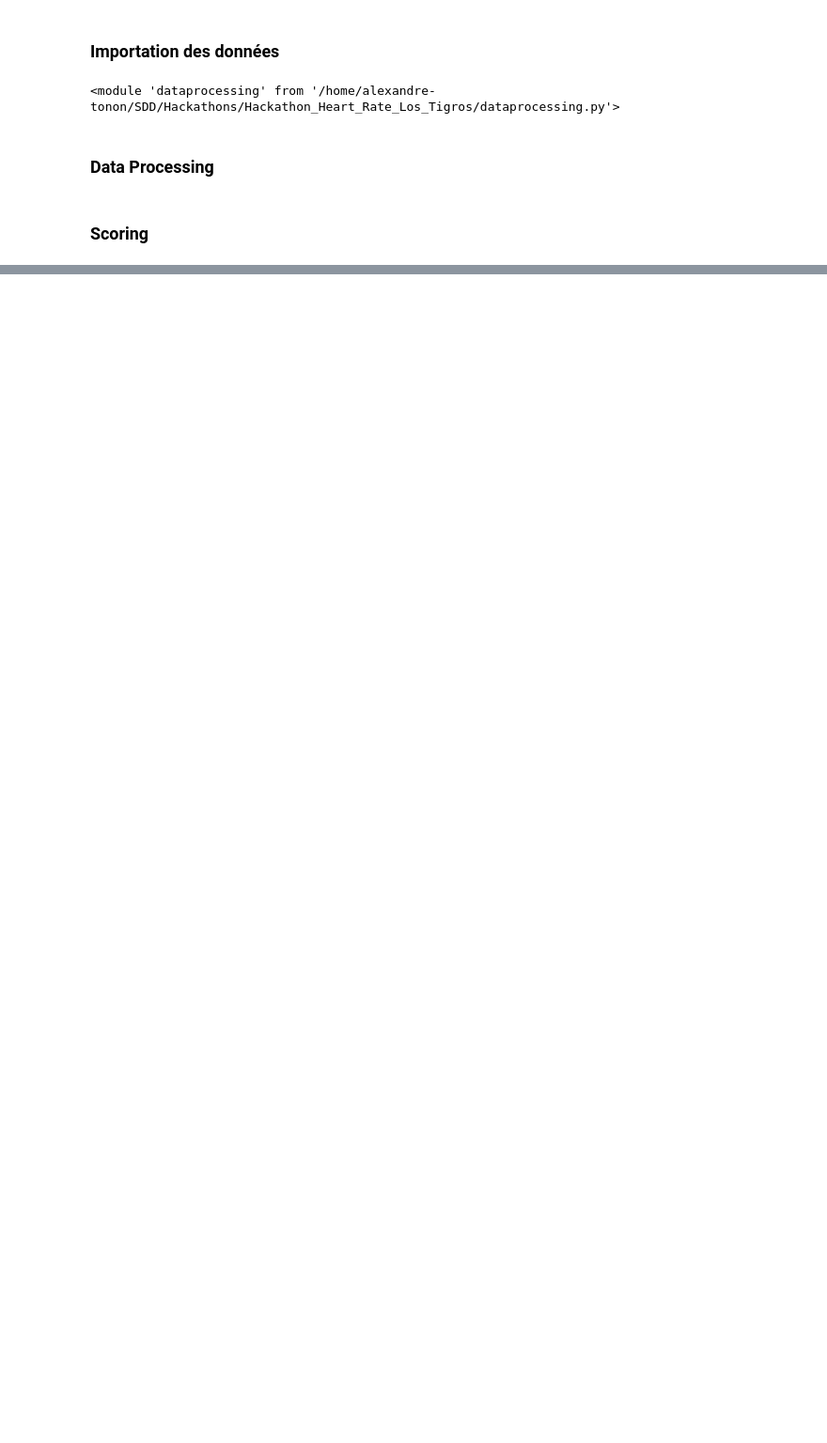
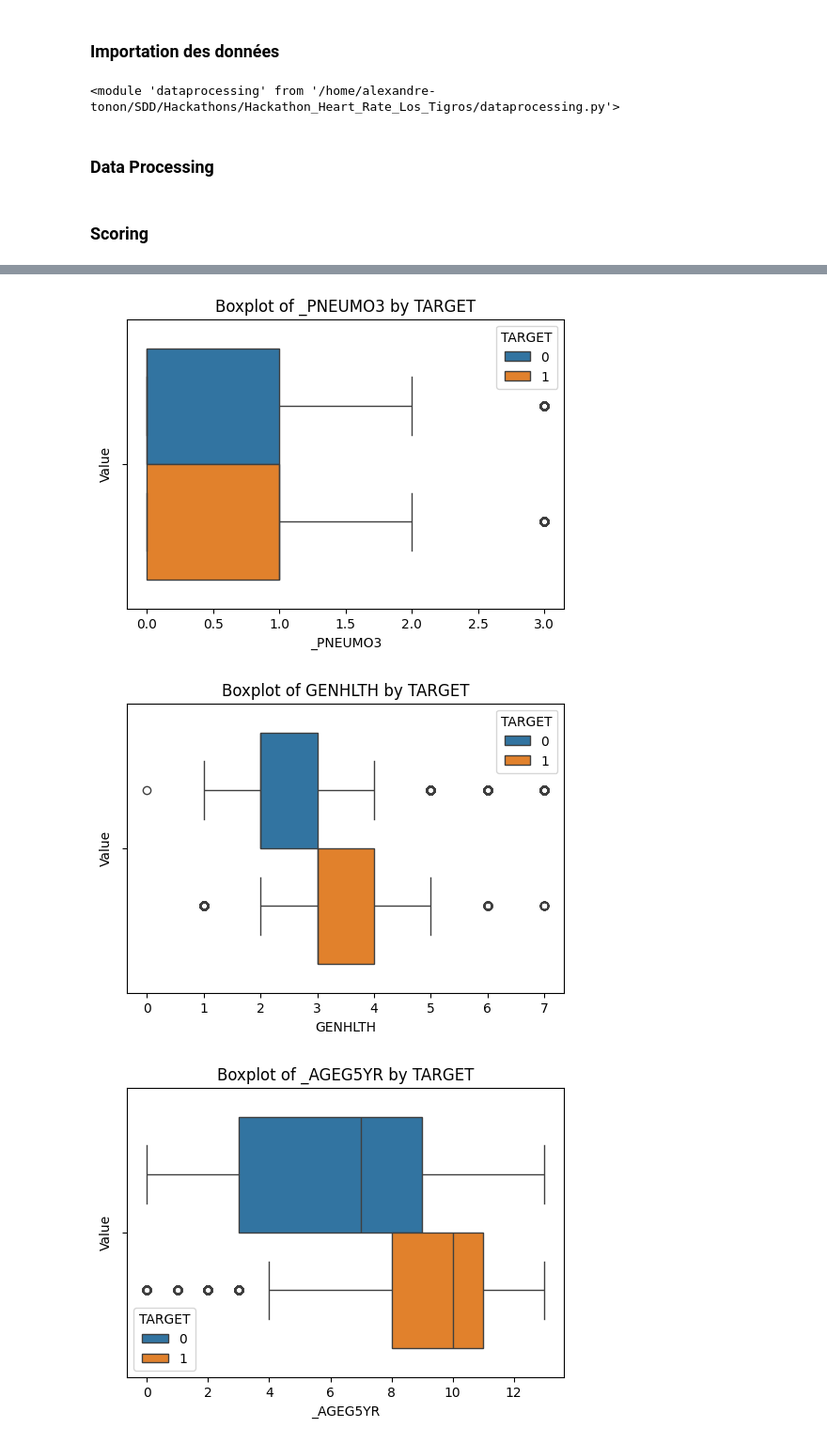
Before and after one commit to alextonon/Hackathon_Heart_Rate_Los_Tigros, a Jupyter notebook: globalcleanv2.ipynb, the cells around one changed output, grey strips where cells are left out. Shown at 94% size. Cells and saved outputs as stored; diff of their text form; code cells hidden in the pictures; blank space fills up the shorter version.

```diff
--- a/globalcleanv2.ipynb
+++ b/globalcleanv2.ipynb
@@ -118,0 +209,13 @@ Recall Score (Validation): 0.4877617966187232
+# %%
+feat = importance_df['Feature'].tolist()
+for ft in feat:
+    plt.figure(figsize=(6,4))
+    sns.boxplot(data=df_train_final, x=ft, hue=y_train)
+    plt.title(f'Boxplot of {ft} by TARGET')
+    plt.xlabel(ft)
+    plt.ylabel('Value')
+    plt.show()
+# %% [output]
+[figure, added]
+[figure, added]
+[figure, added]
```
Also changed, not shown: parts of 11 cells of this notebook, 1 other file.
